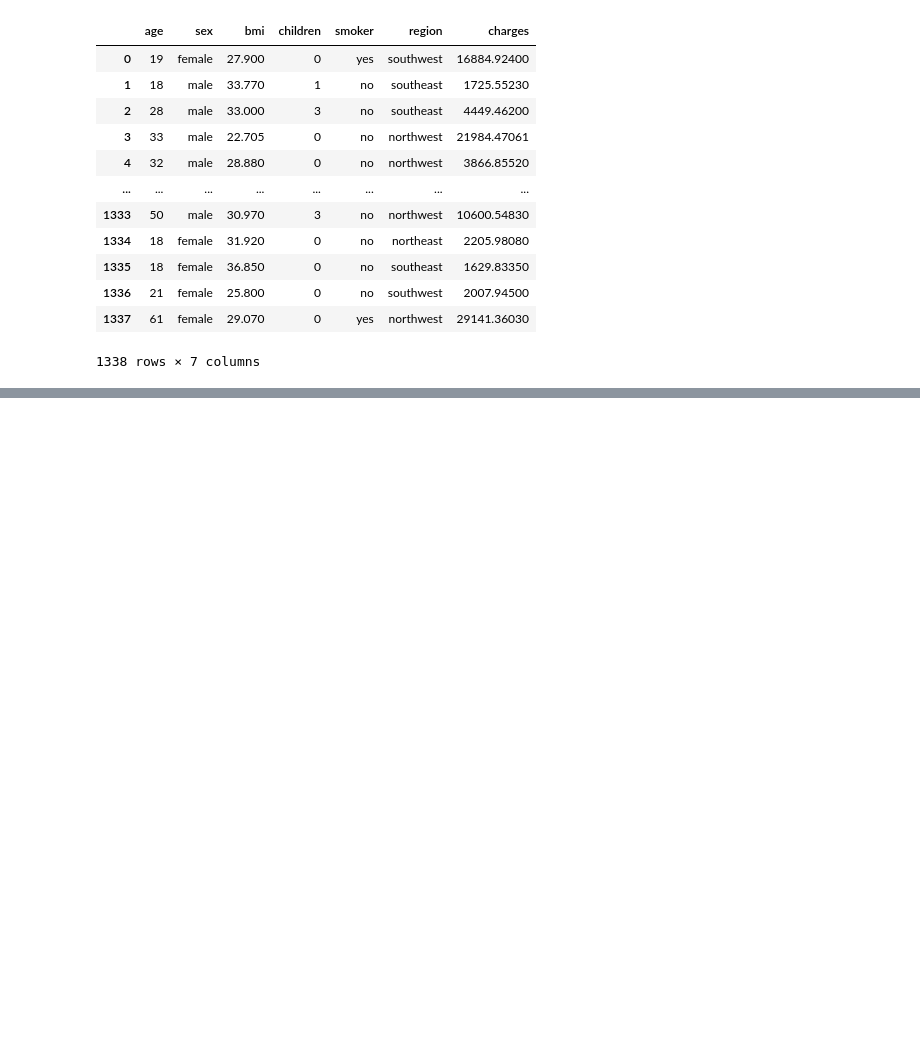
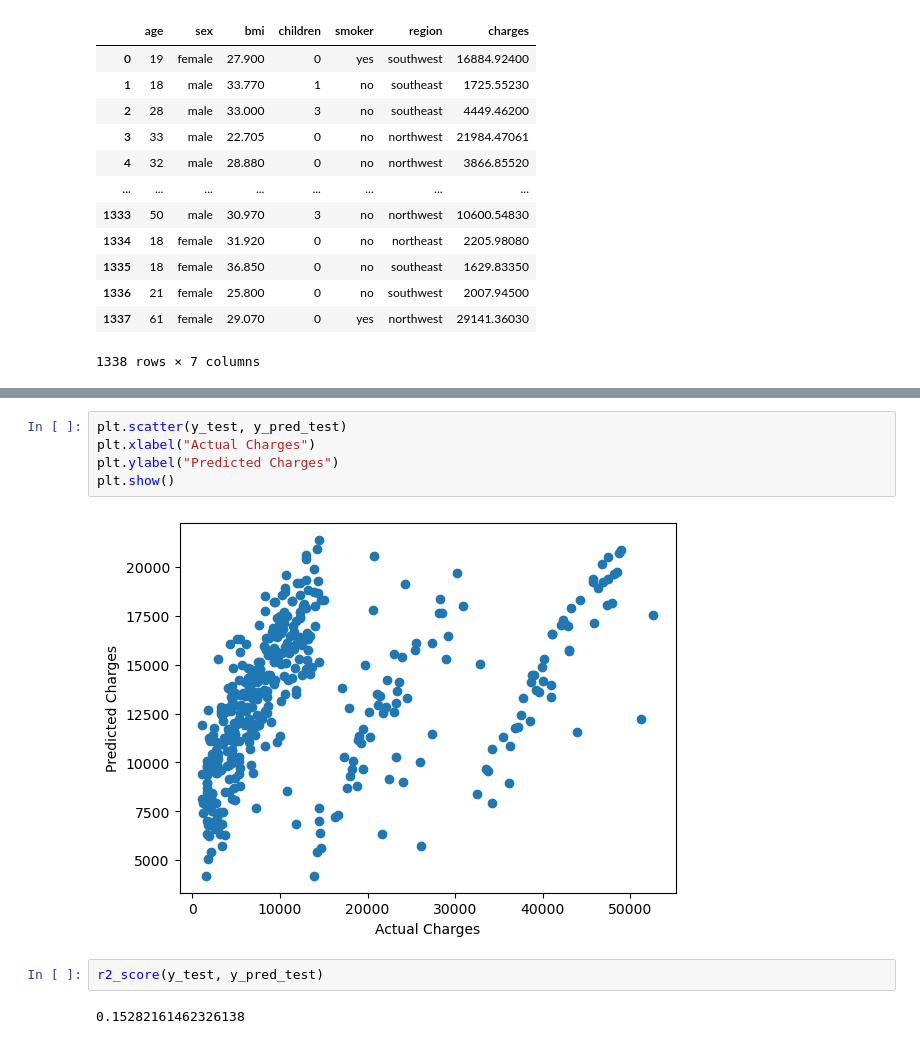
Before and after one commit to muhammadhananbaloch/practice_DS-ML, a Jupyter notebook: Multiple Linear Regression Model (practice 2)/Multiple Linear Regression Model.ipynb, the cells around one changed output, grey strips where cells are left out. Saved outputs shown, nothing was run; the diff lists cells and outputs as text; blank space fills up the shorter version.

```diff
--- a/Multiple Linear Regression Model (practice 2)/Multiple Linear Regression Model.ipynb
+++ b/Multiple Linear Regression Model (practice 2)/Multiple Linear Regression Model.ipynb
@@ -20,0 +155,11 @@ df
+# %%
+plt.scatter(y_test, y_pred_test)
+plt.xlabel("Actual Charges")
+plt.ylabel("Predicted Charges")
+plt.show()
+# %% [output]
+[figure, added]
+# %%
+r2_score(y_test, y_pred_test)
+# %% [output]
+0.15282161462326138
```
Also changed, not shown: parts of 20 cells of this notebook.
